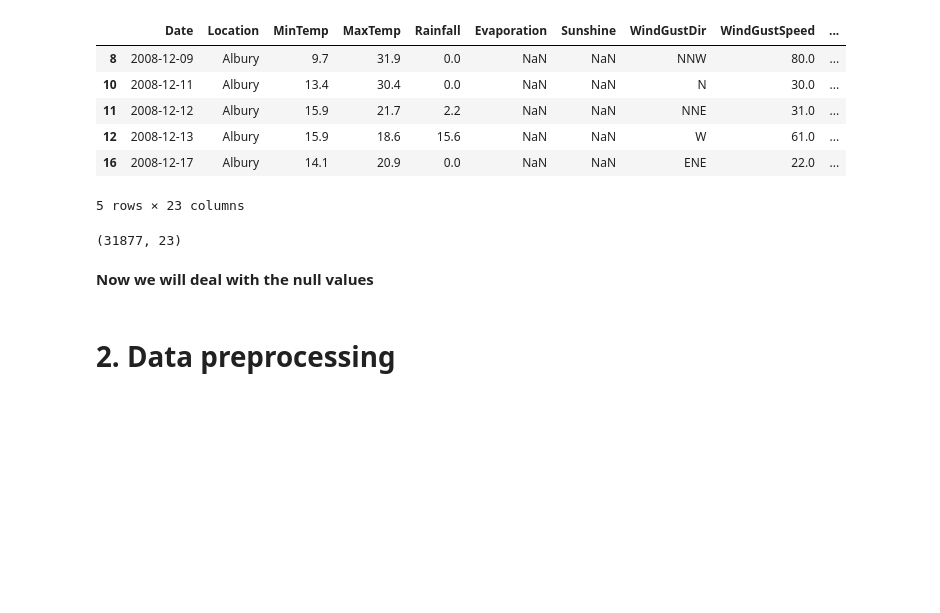
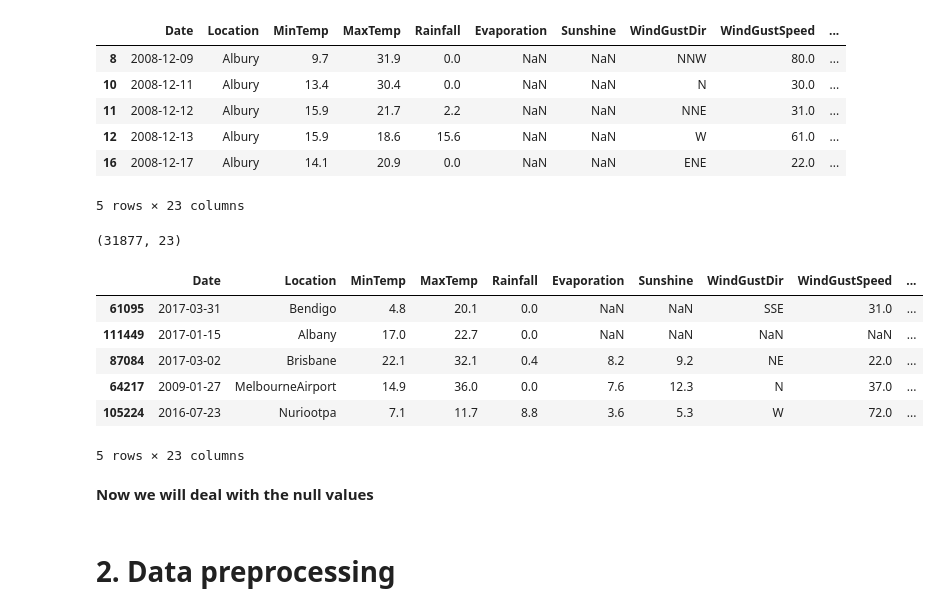
Before and after one commit to ekostrov/PredictRainKaggle, a Jupyter notebook: JupyterNotebooks/sandbox.ipynb, the cells around one changed output. Cells and saved outputs as stored; diff of their text form; code cells hidden in the pictures; blank space fills up the shorter version.

```diff
--- a/JupyterNotebooks/sandbox.ipynb
+++ b/JupyterNotebooks/sandbox.ipynb
@@ -122,7 +118,16 @@ df_No.shape
 # %%
 df_balanced = pd.concat([df_No, df_Yes])
 df_balanced.shape
 df = df_balanced
+df.head()
+# %% [output]
+|  | Date | Location | MinTemp | MaxTemp | Rainfall | Evaporation | Sunshine | WindGustDir | WindGustSpeed | ... |
+| 61095 | 2017-03-31 | Bendigo | 4.8 | 20.1 | 0.0 | NaN | NaN | SSE | 31.0 | ... |
+| 111449 | 2017-01-15 | Albany | 17.0 | 22.7 | 0.0 | NaN | NaN | NaN | NaN | ... |
+| 87084 | 2017-03-02 | Brisbane | 22.1 | 32.1 | 0.4 | 8.2 | 9.2 | NE | 22.0 | ... |
+| 64217 | 2009-01-27 | MelbourneAirport | 14.9 | 36.0 | 0.0 | 7.6 | 12.3 | N | 37.0 | ... |
+| 105224 | 2016-07-23 | Nuriootpa | 7.1 | 11.7 | 8.8 | 3.6 | 5.3 | W | 72.0 | ... |
+5 rows × 23 columns
 # %% [markdown]
 **Now we will deal with the null values**
 # %% [markdown]
```
Also changed, not shown: parts of 98 cells of this notebook, 2 other files.
